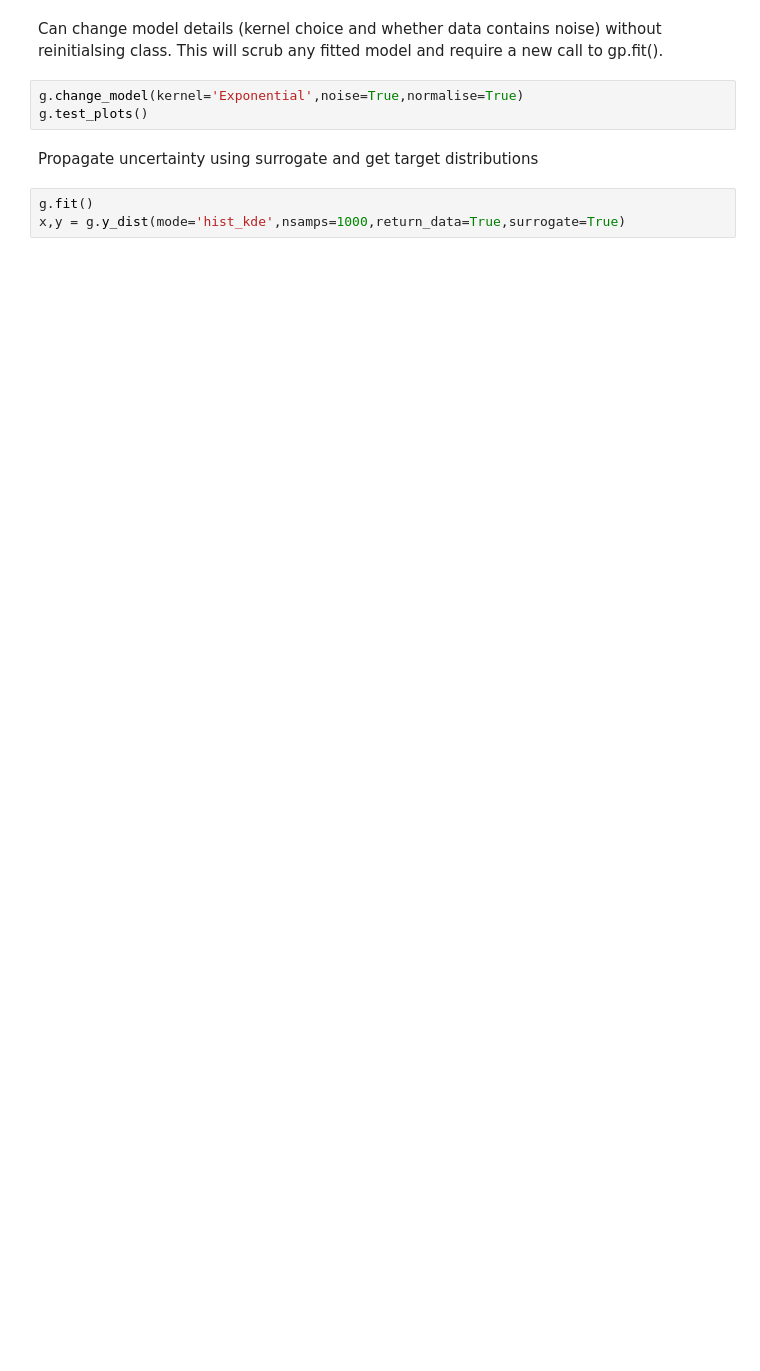
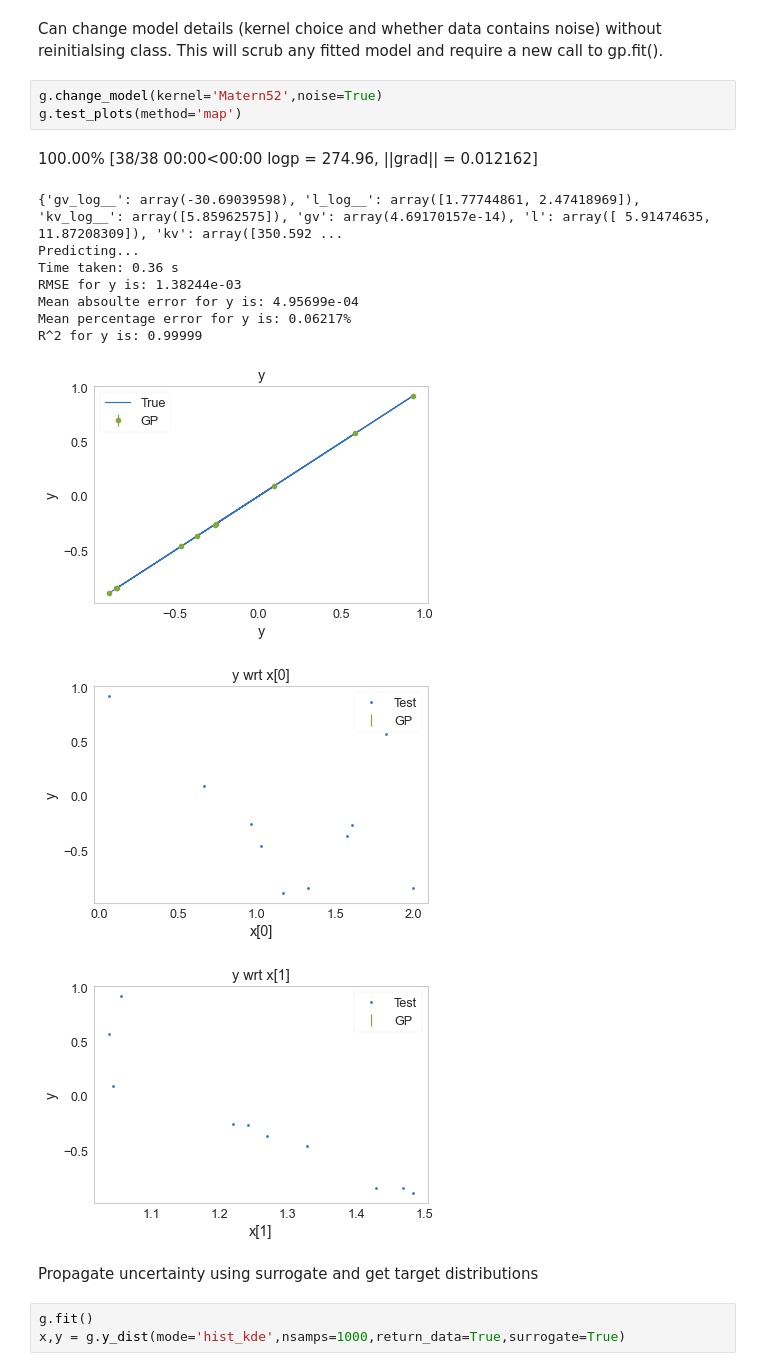
Before and after one commit to andrew-angus/andvaranaut, a Jupyter notebook: tutorial/tutorial.ipynb, the cells around one changed output. Drawn from its saved outputs; the diff is of its cells as text; blank space fills up the shorter version.

```diff
--- a/tutorial/tutorial.ipynb
+++ b/tutorial/tutorial.ipynb
@@ -120,8 +241,20 @@ g.test_plots(revert=True,restarts=1,yplots=True,xplots=True)
 # %% [markdown]
 Can change model details (kernel choice and whether data contains noise) without reinitialsing class. This will scrub any fitted model and require a new call to gp.fit().
 # %%
-g.change_model(kernel='Exponential',noise=True,normalise=True)
-g.test_plots()
+g.change_model(kernel='Matern52',noise=True)
+g.test_plots(method='map')
+# %% [output]
+100.00% [38/38 00:00<00:00 logp = 274.96, ||grad|| = 0.012162]
+{'gv_log__': array(-30.69039598), 'l_log__': array([1.77744861, 2.47418969]), 'kv_log__': array([5.85962575]), 'gv': array(4.69170157e-14), 'l': array([ 5.91474635, 11.87208309]), 'kv': array([350.592 ...
+Predicting...
+Time taken: 0.36 s
+RMSE for y is: 1.38244e-03
+Mean absoulte error for y is: 4.95699e-04
+Mean percentage error for y is: 0.06217%
+R^2 for y is: 0.99999
+[figure, added]
+[figure, added]
+[figure, added]
 # %% [markdown]
 Propagate uncertainty using surrogate and get target distributions
 # %%
```
Also changed, not shown: parts of 43 cells of this notebook, 2 other files.
